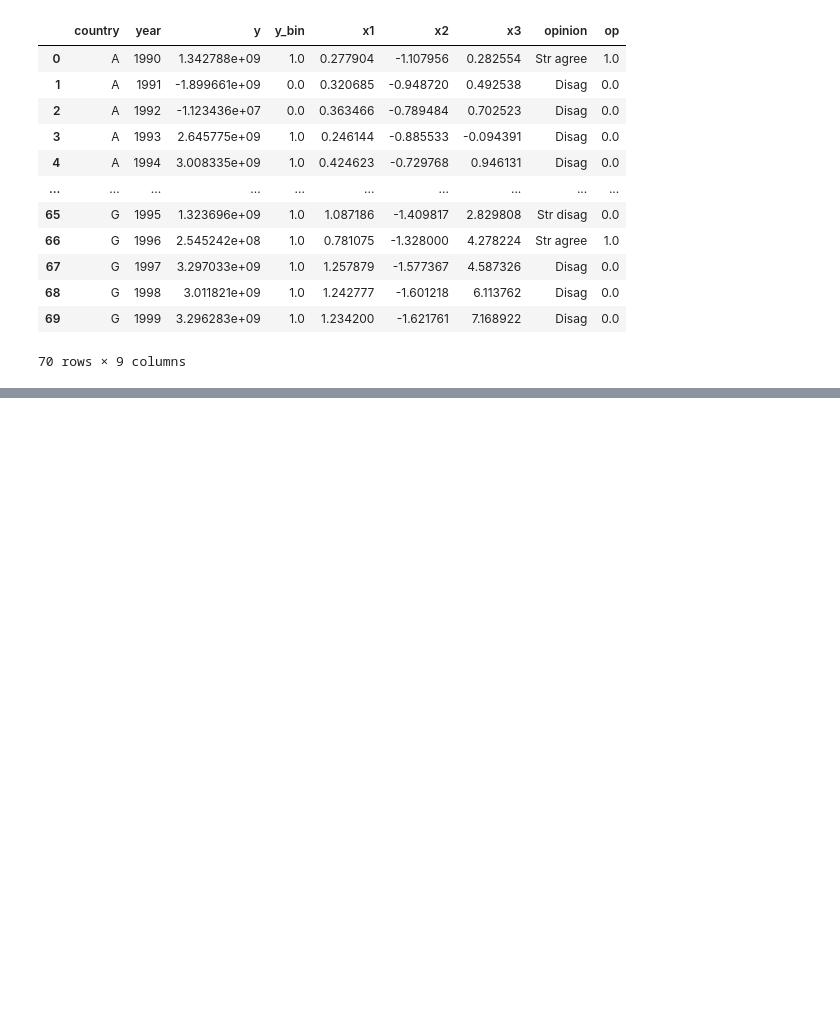
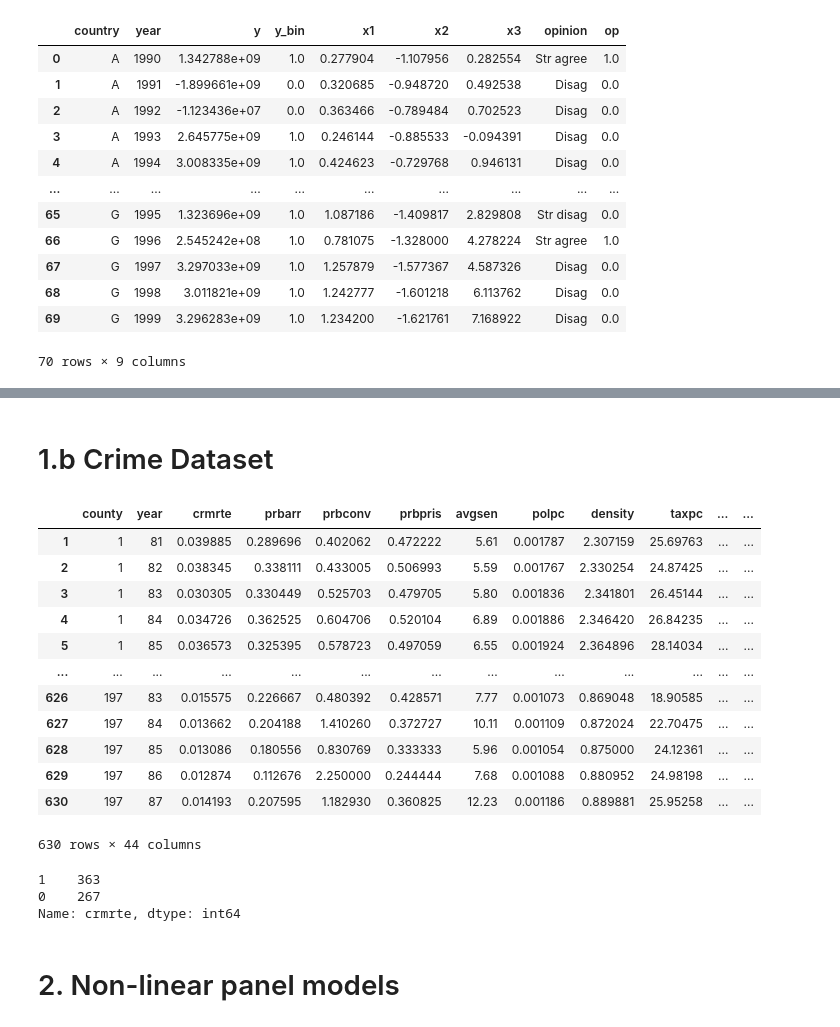
Before and after one commit to topher-lo/PyEC333, a Jupyter notebook: notebooks/8_nonlinear_panel.ipynb, the cells around one changed output, grey strips where cells are left out. Saved outputs shown, nothing was run; the diff lists cells and outputs as text; code cells hidden in the pictures; blank space fills up the shorter version.

Commit message:
Use crime dataset

```diff
--- a/notebooks/8_nonlinear_panel.ipynb
+++ b/notebooks/8_nonlinear_panel.ipynb
@@ -70,0 +132,19 @@ years = data['year']
+# %% [markdown]
+# 1.b Crime Dataset
+# %%
+data = pd.read_csv('data/crime.csv', index_col=0)
+data
+# %% [output]
+|  | county | year | crmrte | prbarr | prbconv | prbpris | avgsen | polpc | density | taxpc | ... | ... |
+| 1 | 1 | 81 | 0.039885 | 0.289696 | 0.402062 | 0.472222 | 5.61 | 0.001787 | 2.307159 | 25.69763 | ... | ... |
+| 2 | 1 | 82 | 0.038345 | 0.338111 | 0.433005 | 0.506993 | 5.59 | 0.001767 | 2.330254 | 24.87425 | ... | ... |
+| 3 | 1 | 83 | 0.030305 | 0.330449 | 0.525703 | 0.479705 | 5.80 | 0.001836 | 2.341801 | 26.45144 | ... | ... |
+| 4 | 1 | 84 | 0.034726 | 0.362525 | 0.604706 | 0.520104 | 6.89 | 0.001886 | 2.346420 | 26.84235 | ... | ... |
+| 5 | 1 | 85 | 0.036573 | 0.325395 | 0.578723 | 0.497059 | 6.55 | 0.001924 | 2.364896 | 28.14034 | ... | ... |
+| ... | ... | ... | ... | ... | ... | ... | ... | ... | ... | ... | ... | ... |
+| 626 | 197 | 83 | 0.015575 | 0.226667 | 0.480392 | 0.428571 | 7.77 | 0.001073 | 0.869048 | 18.90585 | ... | ... |
+| 627 | 197 | 84 | 0.013662 | 0.204188 | 1.410260 | 0.372727 | 10.11 | 0.001109 | 0.872024 | 22.70475 | ... | ... |
+| 628 | 197 | 85 | 0.013086 | 0.180556 | 0.830769 | 0.333333 | 5.96 | 0.001054 | 0.875000 | 24.12361 | ... | ... |
+| 629 | 197 | 86 | 0.012874 | 0.112676 | 2.250000 | 0.244444 | 7.68 | 0.001088 | 0.880952 | 24.98198 | ... | ... |
+| 630 | 197 | 87 | 0.014193 | 0.207595 | 1.182930 | 0.360825 | 12.23 | 0.001186 | 0.889881 | 25.95258 | ... | ... |
+630 rows × 44 columns
@@ -70,0 +155,8 @@ years = data['year']
+# %%
+# Balanced outcomes
+
+endog.value_counts()
+# %% [output]
+1    363
+0    267
+Name: crmrte, dtype: int64
@@ -70,0 +172,2 @@ years = data['year']
+# %% [markdown]
+# 2. Non-linear panel models
```
Also changed, not shown: parts of 26 cells of this notebook, 1 other file.
